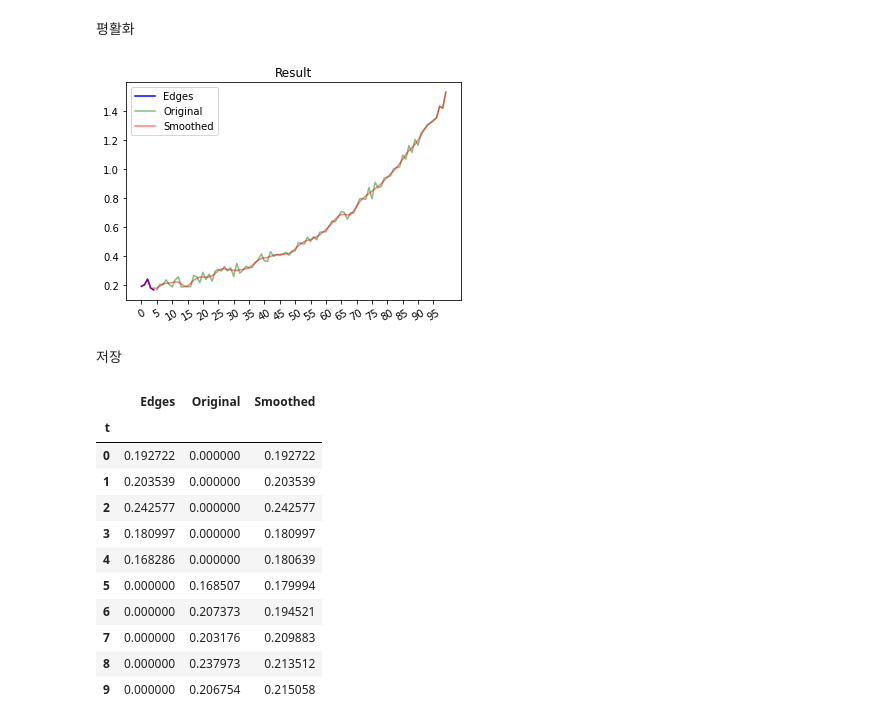
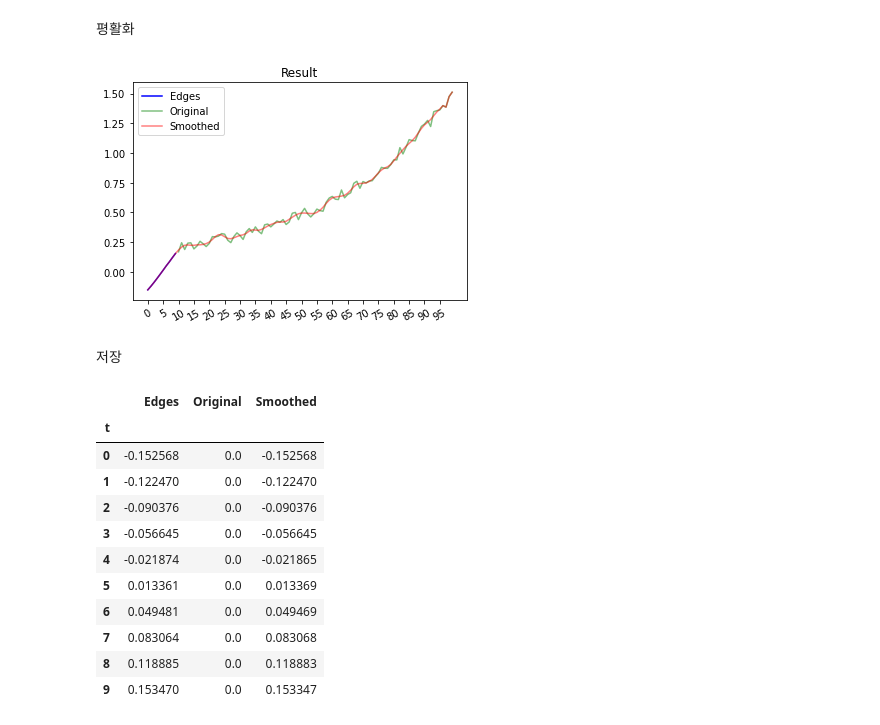
Before and after one commit to nsm4421/playground, a Jupyter notebook: Actuary/Python/Greville보정/Greville.ipynb, the cells around one changed output. Cells and saved outputs as stored; diff of their text form; code cells hidden in the pictures.

```diff
--- a/Actuary/Python/Greville보정/Greville.ipynb
+++ b/Actuary/Python/Greville보정/Greville.ipynb
@@ -37,5 +37,10 @@ assert len(coefficient_edge) == r
 $\vec p = (p_5, p_6, ... p_{99})$
 # %%
 # 데이터 생성
-qx = [0.1221 * np.exp(0.025*i) + np.random.random()/10 \
-    for i in range(r+1, num_observed+r+1)]
+qx = [0.] * num_edges + \
+    [0.1221 * np.exp(0.025*i) + np.random.random()/10 \
+        for i in range(num_edges, num_observed+num_edges)]
+qx = np.array(qx)
+# %%
+for i in range(8, 14):
+    print(f"qx({i}) = {qx[i]}")
@@ -55,8 +67,7 @@ plt.show()
 $(q_0, q_1, q_2, q_3, q_4)$ 예측
 # %%
 # 말단값 계산
-edges = np.zeros(num_edges)
 for i in range(num_edges)[::-1]:
-    edges[i] = np.dot(coefficient_edge, qx[i+1:i+num_edges])
+    qx[i] = np.dot(coefficient_edge, qx[i+1:i+r+1])
 # %%
 # 시각화
@@ -74,48 +81,48 @@ print(len(qx_wih_edge))
 # %% [markdown]
 평활화
 # %%
-smoothed_qx = np.zeros_like(qx_wih_edge)
+smoothed_qx = np.zeros_like(qx)
 for i in range(num_edges+num_observed):
     if i<r:
-        smoothed_qx[i] = qx_wih_edge[i]
+        smoothed_qx[i] = qx[i]
     elif i<num_edges+num_observed-r:
-        smoothed_qx[i] = np.dot(coefficient, qx_wih_edge[i-r:i+r+1])
+        smoothed_qx[i] = np.dot(coefficient, qx[i-r:i+r+1])
     else:
-        smoothed_qx[i] = qx_wih_edge[i]
+        smoothed_qx[i] = qx[i]
 # %%
 # 시각화
-plt.plot(range(num_edges), edges, c = "b", alpha=1, label="Edges")
-plt.plot(range(num_edges, num_edges + num_observed), qx, c = "g", alpha=0.5, label = "Original")
+plt.plot(range(num_edges), qx[:num_edges], c = "b", alpha=1, label="Edges")
+plt.plot(range(num_edges, num_edges + num_observed), qx[num_edges:], c = "g", alpha=0.5, label = "Original")
 plt.plot(range(num_edges+num_observed), smoothed_qx, c = "r", alpha=0.5, label="Smoothed")
 plt.xticks(range(num_edges+num_observed)[::5], rotation = 30)
 plt.legend(loc = 'best')
 plt.title('Result')
 plt.show()
 # %% [output]
-[figure, old version]
+[figure, new version]
 # %% [markdown]
 저장
 # %%
 df = pd.DataFrame({
-    'Edges' : np.concatenate((edges, np.zeros(num_observed))),
-    'Original' : np.concatenate((np.zeros(num_edges), qx)),
+    'Edges' : np.concatenate((qx[:num_edges], np.zeros(num_observed))),
+    'Original' : np.concatenate((np.zeros(num_edges), qx[num_edges:])),
     'Smoothed' : smoothed_qx
 })
 df.index = df.index.set_names(['t'])
 
 df.to_csv("Example.csv", index = False)
 
 df.head(10)
 # %% [output]
 |  | Edges | Original | Smoothed |
 | t |  |  |  |
-| 0 | 0.192722 | 0.000000 | 0.192722 |
-| 1 | 0.203539 | 0.000000 | 0.203539 |
-| 2 | 0.242577 | 0.000000 | 0.242577 |
-| 3 | 0.180997 | 0.000000 | 0.180997 |
-| 4 | 0.168286 | 0.000000 | 0.180639 |
-| 5 | 0.000000 | 0.168507 | 0.179994 |
-| 6 | 0.000000 | 0.207373 | 0.194521 |
-| 7 | 0.000000 | 0.203176 | 0.209883 |
-| 8 | 0.000000 | 0.237973 | 0.213512 |
-| 9 | 0.000000 | 0.206754 | 0.215058 |
+| 0 | -0.152568 | 0.0 | -0.152568 |
+| 1 | -0.122470 | 0.0 | -0.122470 |
+| 2 | -0.090376 | 0.0 | -0.090376 |
+| 3 | -0.056645 | 0.0 | -0.056645 |
+| 4 | -0.021874 | 0.0 | -0.021865 |
+| 5 | 0.013361 | 0.0 | 0.013369 |
+| 6 | 0.049481 | 0.0 | 0.049469 |
+| 7 | 0.083064 | 0.0 | 0.083068 |
+| 8 | 0.118885 | 0.0 | 0.118883 |
+| 9 | 0.153470 | 0.0 | 0.153347 |
```
Also changed, not shown: parts of 6 cells of this notebook.
